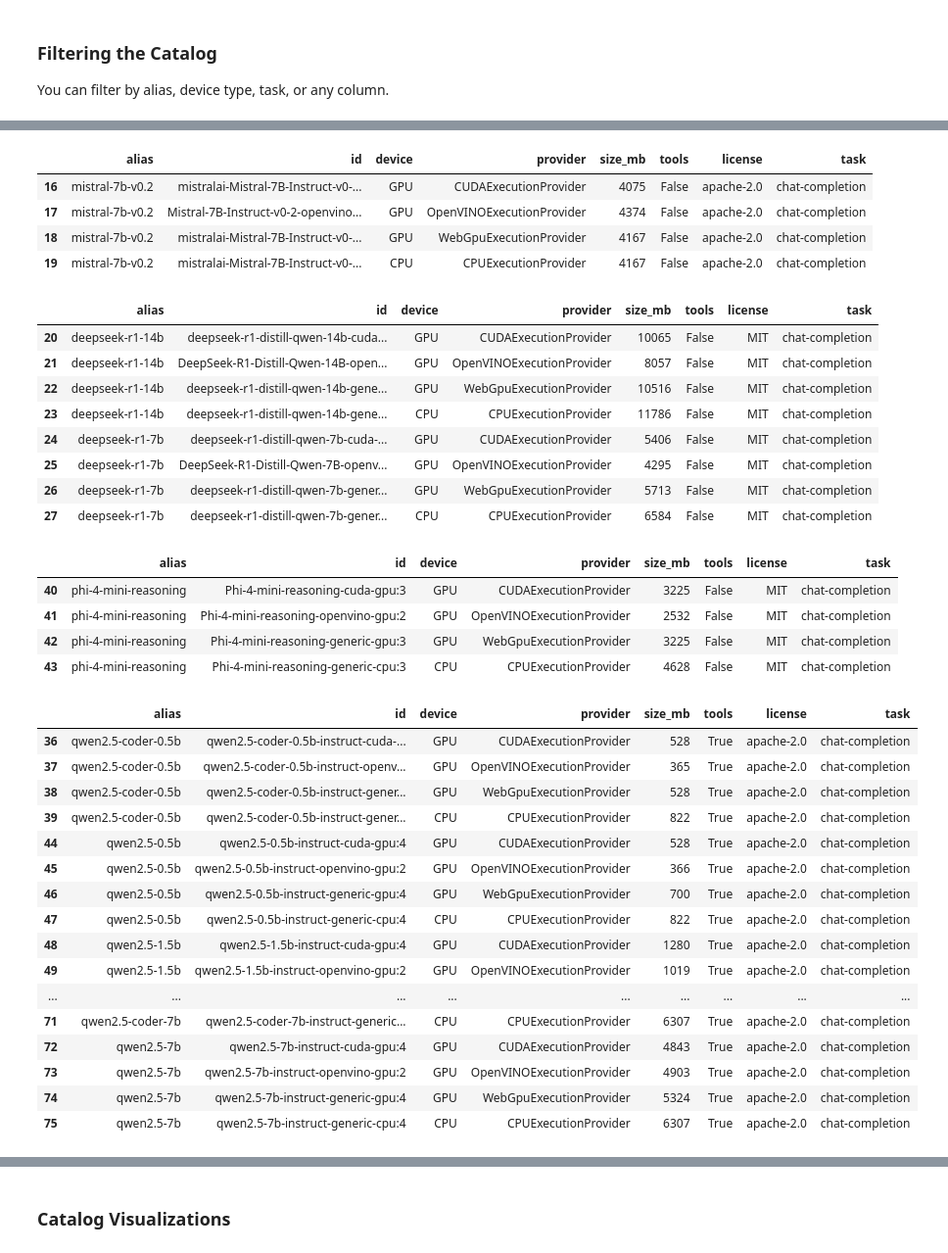
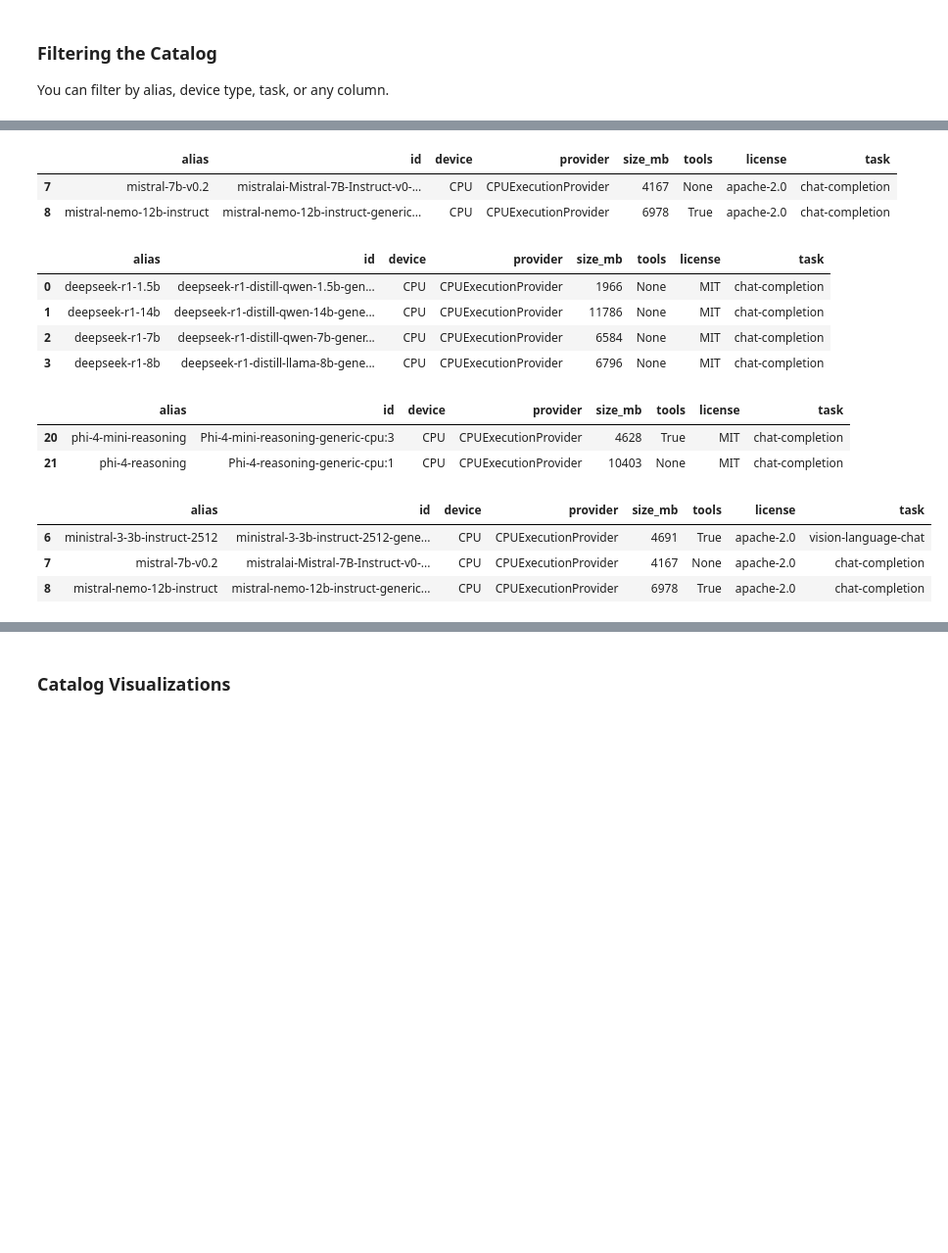
Before and after one commit to retkowsky/foundry-local, a Jupyter notebook: 01 Getting Started with Foundry Local.ipynb, the cells around one changed output, grey strips where cells are left out. Shown at 98% size. Saved outputs shown, nothing was run; the diff lists cells and outputs as text; code cells hidden in the pictures; blank space fills up the shorter version.

```diff
--- a/01 Getting Started with Foundry Local.ipynb
+++ b/01 Getting Started with Foundry Local.ipynb
@@ -217,8 +248,8 @@ def models_to_df(models):
     return pd.DataFrame([{
         "alias": m.alias,
         "id": m.id,
-        "device": m.device_type.value,
-        "provider": m.execution_provider,
+        "device": (m.runtime.device_type.value if m.runtime else "unknown"),
+        "provider": (m.runtime.execution_provider if m.runtime else "unknown"),
         "size_mb": m.file_size_mb,
         "tools": m.supports_tool_calling,
         "license": m.license,
@@ -266,0 +285,12 @@ Cache location  : C:\models
+# %%
+if FoundryLocalManager.instance is None:
+    FoundryLocalManager.initialize(Configuration(
+        app_name="foundry-local-notebooks",
+        model_cache_dir=os.getenv("FOUNDRY_MODEL_CACHE_DIR"),
+    ))
+manager = FoundryLocalManager.instance
+if not manager.urls:
+    manager.start_web_service()
+endpoint = manager.urls[0].rstrip("/") + "/v1"
+print(f"Endpoint (v1): {endpoint}")
+print("Cached model paths:", [m.get_path() for m in manager.catalog.get_cached_models()])
@@ -277,7 +314,7 @@ Each alias (e.g. `phi-4`) maps to multiple **variants** optimized for different
 # %% [markdown]
 https://www.foundrylocal.ai/models
 # %%
-catalog = manager.list_catalog_models()
+catalog = [v.info for m in manager.catalog.list_models() for v in m.variants]
 print(f"Total model variants in catalog = {len(catalog)}")
 
 df_catalog = models_to_df(catalog)
@@ -359,53 +380,32 @@ df_catalog[df_catalog["alias"].str.contains("phi", case=False, na=False)]
 df_catalog[df_catalog["alias"].str.contains("Mistral", case=False, na=False)]
 # %% [output]
 |  | alias | id | device | provider | size_mb | tools | license | task |
-| 16 | mistral-7b-v0.2 | mistralai-Mistral-7B-Instruct-v0-... | GPU | CUDAExecutionProvider | 4075 | False | apache-2.0 | chat-completion |
-| 17 | mistral-7b-v0.2 | Mistral-7B-Instruct-v0-2-openvino... | GPU | OpenVINOExecutionProvider | 4374 | False | apache-2.0 | chat-completion |
-| 18 | mistral-7b-v0.2 | mistralai-Mistral-7B-Instruct-v0-... | GPU | WebGpuExecutionProvider | 4167 | False | apache-2.0 | chat-completion |
-| 19 | mistral-7b-v0.2 | mistralai-Mistral-7B-Instruct-v0-... | CPU | CPUExecutionProvider | 4167 | False | apache-2.0 | chat-completion |
+| 7 | mistral-7b-v0.2 | mistralai-Mistral-7B-Instruct-v0-... | CPU | CPUExecutionProvider | 4167 | None | apache-2.0 | chat-completion |
+| 8 | mistral-nemo-12b-instruct | mistral-nemo-12b-instruct-generic... | CPU | CPUExecutionProvider | 6978 | True | apache-2.0 | chat-completion |
 # %%
 # Filter by alias keyword
 df_catalog[df_catalog["alias"].str.contains("Deep", case=False, na=False)]
 # %% [output]
 |  | alias | id | device | provider | size_mb | tools | license | task |
-| 20 | deepseek-r1-14b | deepseek-r1-distill-qwen-14b-cuda... | GPU | CUDAExecutionProvider | 10065 | False | MIT | chat-completion |
-| 21 | deepseek-r1-14b | DeepSeek-R1-Distill-Qwen-14B-open... | GPU | OpenVINOExecutionProvider | 8057 | False | MIT | chat-completion |
-| 22 | deepseek-r1-14b | deepseek-r1-distill-qwen-14b-gene... | GPU | WebGpuExecutionProvider | 10516 | False | MIT | chat-completion |
-| 23 | deepseek-r1-14b | deepseek-r1-distill-qwen-14b-gene... | CPU | CPUExecutionProvider | 11786 | False | MIT | chat-completion |
-| 24 | deepseek-r1-7b | deepseek-r1-distill-qwen-7b-cuda-... | GPU | CUDAExecutionProvider | 5406 | False | MIT | chat-completion |
-| 25 | deepseek-r1-7b | DeepSeek-R1-Distill-Qwen-7B-openv... | GPU | OpenVINOExecutionProvider | 4295 | False | MIT | chat-completion |
-| 26 | deepseek-r1-7b | deepseek-r1-distill-qwen-7b-gener... | GPU | WebGpuExecutionProvider | 5713 | False | MIT | chat-completion |
-| 27 | deepseek-r1-7b | deepseek-r1-distill-qwen-7b-gener... | CPU | CPUExecutionProvider | 6584 | False | MIT | chat-completion |
+| 0 | deepseek-r1-1.5b | deepseek-r1-distill-qwen-1.5b-gen... | CPU | CPUExecutionProvider | 1966 | None | MIT | chat-completion |
+| 1 | deepseek-r1-14b | deepseek-r1-distill-qwen-14b-gene... | CPU | CPUExecutionProvider | 11786 | None | MIT | chat-completion |
+| 2 | deepseek-r1-7b | deepseek-r1-distill-qwen-7b-gener... | CPU | CPUExecutionProvider | 6584 | None | MIT | chat-completion |
+| 3 | deepseek-r1-8b | deepseek-r1-distill-llama-8b-gene... | CPU | CPUExecutionProvider | 6796 | None | MIT | chat-completion |
 # %%
 # Filter by alias keyword
 df_catalog[df_catalog["alias"].str.contains("reasoning", case=False, na=False)]
 # %% [output]
 |  | alias | id | device | provider | size_mb | tools | license | task |
-| 40 | phi-4-mini-reasoning | Phi-4-mini-reasoning-cuda-gpu:3 | GPU | CUDAExecutionProvider | 3225 | False | MIT | chat-completion |
-| 41 | phi-4-mini-reasoning | Phi-4-mini-reasoning-openvino-gpu:2 | GPU | OpenVINOExecutionProvider | 2532 | False | MIT | chat-completion |
-| 42 | phi-4-mini-reasoning | Phi-4-mini-reasoning-generic-gpu:3 | GPU | WebGpuExecutionProvider | 3225 | False | MIT | chat-completion |
-| 43 | phi-4-mini-reasoning | Phi-4-mini-reasoning-generic-cpu:3 | CPU | CPUExecutionProvider | 4628 | False | MIT | chat-completion |
+| 20 | phi-4-mini-reasoning | Phi-4-mini-reasoning-generic-cpu:3 | CPU | CPUExecutionProvider | 4628 | True | MIT | chat-completion |
+| 21 | phi-4-reasoning | Phi-4-reasoning-generic-cpu:1 | CPU | CPUExecutionProvider | 10403 | None | MIT | chat-completion |
 # %%
 # Filter by alias keyword
-df_catalog[df_catalog["alias"].str.contains("qwen", case=False, na=False)]
+df_catalog[df_catalog["alias"].str.contains("tral", case=False, na=False)]
 # %% [output]
 |  | alias | id | device | provider | size_mb | tools | license | task |
-| 36 | qwen2.5-coder-0.5b | qwen2.5-coder-0.5b-instruct-cuda-... | GPU | CUDAExecutionProvider | 528 | True | apache-2.0 | chat-completion |
-| 37 | qwen2.5-coder-0.5b | qwen2.5-coder-0.5b-instruct-openv... | GPU | OpenVINOExecutionProvider | 365 | True | apache-2.0 | chat-completion |
-| 38 | qwen2.5-coder-0.5b | qwen2.5-coder-0.5b-instruct-gener... | GPU | WebGpuExecutionProvider | 528 | True | apache-2.0 | chat-completion |
-| 39 | qwen2.5-coder-0.5b | qwen2.5-coder-0.5b-instruct-gener... | CPU | CPUExecutionProvider | 822 | True | apache-2.0 | chat-completion |
-| 44 | qwen2.5-0.5b | qwen2.5-0.5b-instruct-cuda-gpu:4 | GPU | CUDAExecutionProvider | 528 | True | apache-2.0 | chat-completion |
-| 45 | qwen2.5-0.5b | qwen2.5-0.5b-instruct-openvino-gpu:2 | GPU | OpenVINOExecutionProvider | 366 | True | apache-2.0 | chat-completion |
-| 46 | qwen2.5-0.5b | qwen2.5-0.5b-instruct-generic-gpu:4 | GPU | WebGpuExecutionProvider | 700 | True | apache-2.0 | chat-completion |
-| 47 | qwen2.5-0.5b | qwen2.5-0.5b-instruct-generic-cpu:4 | CPU | CPUExecutionProvider | 822 | True | apache-2.0 | chat-completion |
-| 48 | qwen2.5-1.5b | qwen2.5-1.5b-instruct-cuda-gpu:4 | GPU | CUDAExecutionProvider | 1280 | True | apache-2.0 | chat-completion |
-| 49 | qwen2.5-1.5b | qwen2.5-1.5b-instruct-openvino-gpu:2 | GPU | OpenVINOExecutionProvider | 1019 | True | apache-2.0 | chat-completion |
-| ... | ... | ... | ... | ... | ... | ... | ... | ... |
-| 71 | qwen2.5-coder-7b | qwen2.5-coder-7b-instruct-generic... | CPU | CPUExecutionProvider | 6307 | True | apache-2.0 | chat-completion |
-| 72 | qwen2.5-7b | qwen2.5-7b-instruct-cuda-gpu:4 | GPU | CUDAExecutionProvider | 4843 | True | apache-2.0 | chat-completion |
-| 73 | qwen2.5-7b | qwen2.5-7b-instruct-openvino-gpu:2 | GPU | OpenVINOExecutionProvider | 4903 | True | apache-2.0 | chat-completion |
-| 74 | qwen2.5-7b | qwen2.5-7b-instruct-generic-gpu:4 | GPU | WebGpuExecutionProvider | 5324 | True | apache-2.0 | chat-completion |
-| 75 | qwen2.5-7b | qwen2.5-7b-instruct-generic-cpu:4 | CPU | CPUExecutionProvider | 6307 | True | apache-2.0 | chat-completion |
+| 6 | ministral-3-3b-instruct-2512 | ministral-3-3b-instruct-2512-gene... | CPU | CPUExecutionProvider | 4691 | True | apache-2.0 | vision-language-chat |
+| 7 | mistral-7b-v0.2 | mistralai-Mistral-7B-Instruct-v0-... | CPU | CPUExecutionProvider | 4167 | None | apache-2.0 | chat-completion |
+| 8 | mistral-nemo-12b-instruct | mistral-nemo-12b-instruct-generic... | CPU | CPUExecutionProvider | 6978 | True | apache-2.0 | chat-completion |
 # %%
 # Filter by alias keyword
 df_catalog[df_catalog["alias"].str.contains("Whisper", case=False, na=False)]
```
Also changed, not shown: parts of 50 cells of this notebook, 11 other files.
